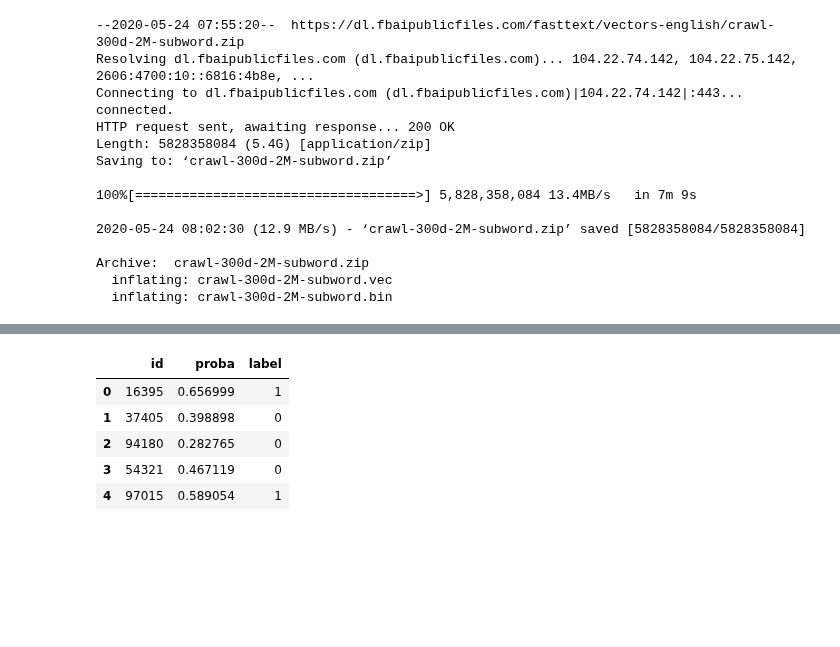
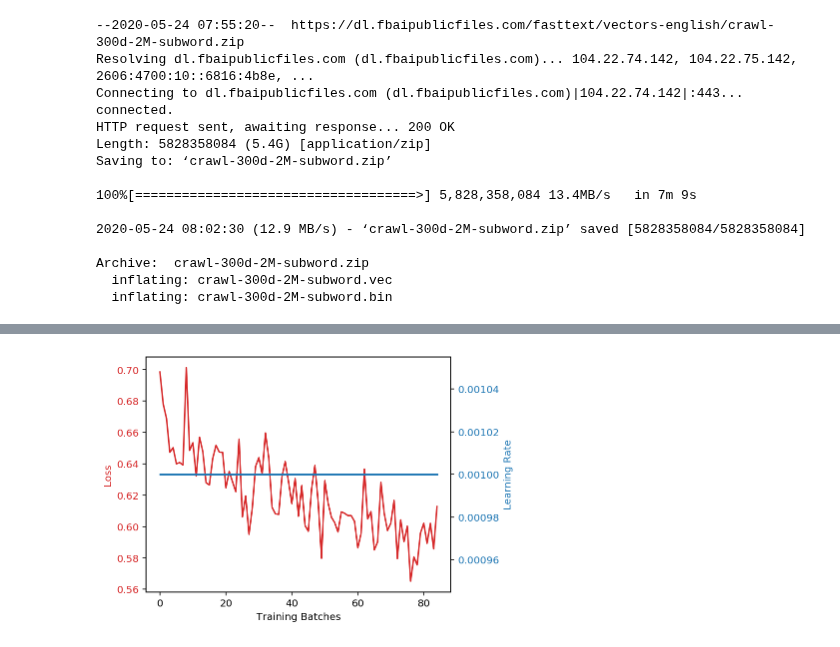
Before and after one commit to faizanahemad/facebook-hateful-memes, a Jupyter notebook: notebooks/FasttextPooled.ipynb, the cells around one changed output, grey strips where cells are left out. Cells and saved outputs as stored; diff of their text form; code cells hidden in the pictures; blank space fills up the shorter version.

```diff
--- a/notebooks/FasttextPooled.ipynb
+++ b/notebooks/FasttextPooled.ipynb
@@ -232,0 +52,6 @@ submission.to_csv("submission.csv",index=False)
+# %%
+preprocess = get_basic_image_transforms()
+# %%
+data = get_datasets(data_dir="../data/", train_text_transform=None, train_image_transform=preprocess,
+                 test_text_transform=None, test_image_transform=preprocess,
+                 cache_images = True, use_images = True, dev=True)
@@ -232,0 +60,8 @@ submission.to_csv("submission.csv",index=False)
+# %%
+model_fn = model_builder(FasttextPooledModel, dict(in_dims=500, hidden_dims=1024, num_classes=2,fasttext_file="crawl-300d-2M-subword.bin"),
+                         optimiser_class=torch.optim.Adam, optimiser_params=dict(lr=0.001, weight_decay=1e-5))
+# %%
+n_tests = 5
+batch_size=128
+epochs = 5
+train_validate_ntimes(model_fn, data, n_tests, batch_size, epochs)
@@ -232,0 +71,4 @@ submission.to_csv("submission.csv",index=False)
+# %%
+submission = train_and_predict(model_fn, data, batch_size, epochs)
+submission.to_csv("submission.csv",index=False)
+# %% [output]
@@ -233,9 +76,3 @@ submission.to_csv("submission.csv",index=False)
+[figure, added]
 # %%
 submission.head()
-# %% [output]
-|  | id | proba | label |
-| 0 | 16395 | 0.656999 | 1 |
-| 1 | 37405 | 0.398898 | 0 |
-| 2 | 94180 | 0.282765 | 0 |
-| 3 | 54321 | 0.467119 | 0 |
-| 4 | 97015 | 0.589054 | 1 |
```
Also changed, not shown: parts of 10 cells of this notebook, 1 other file.
